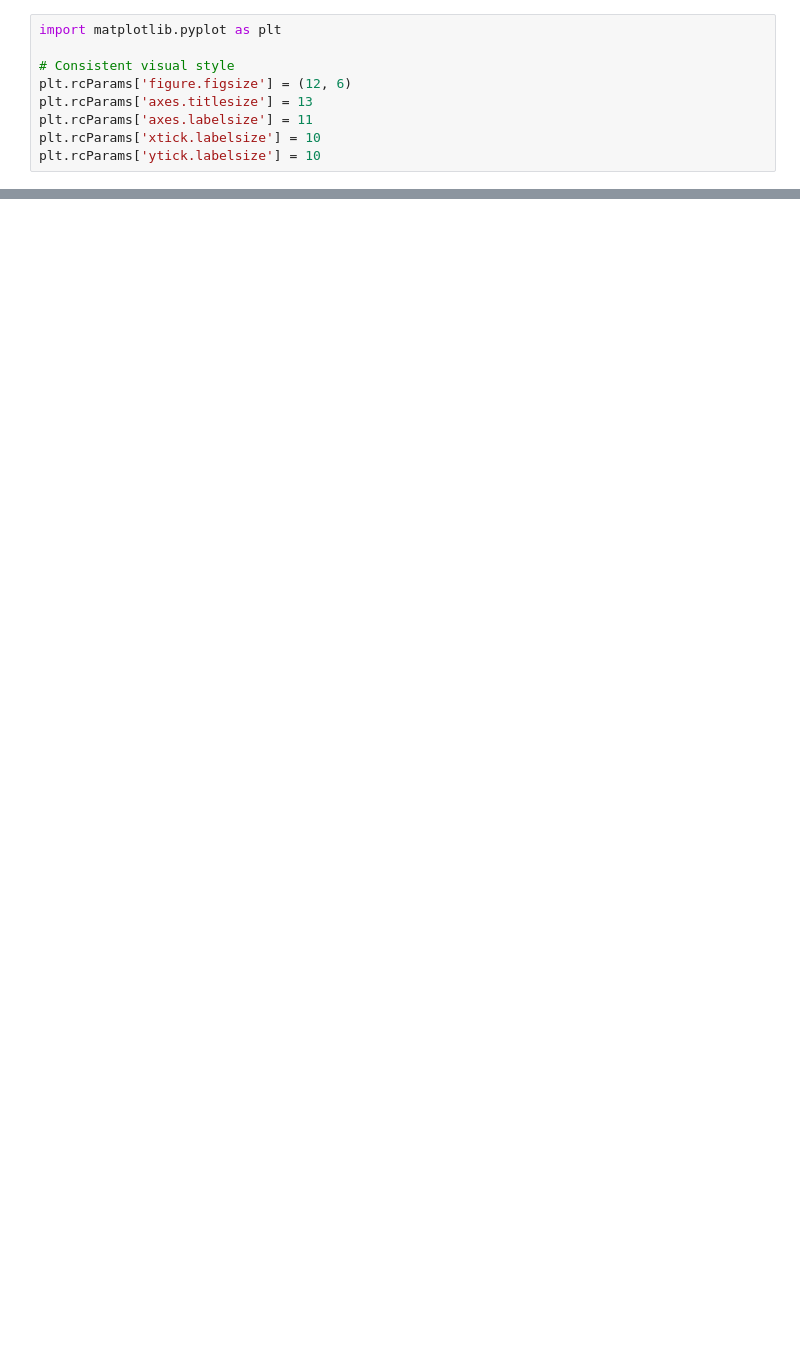
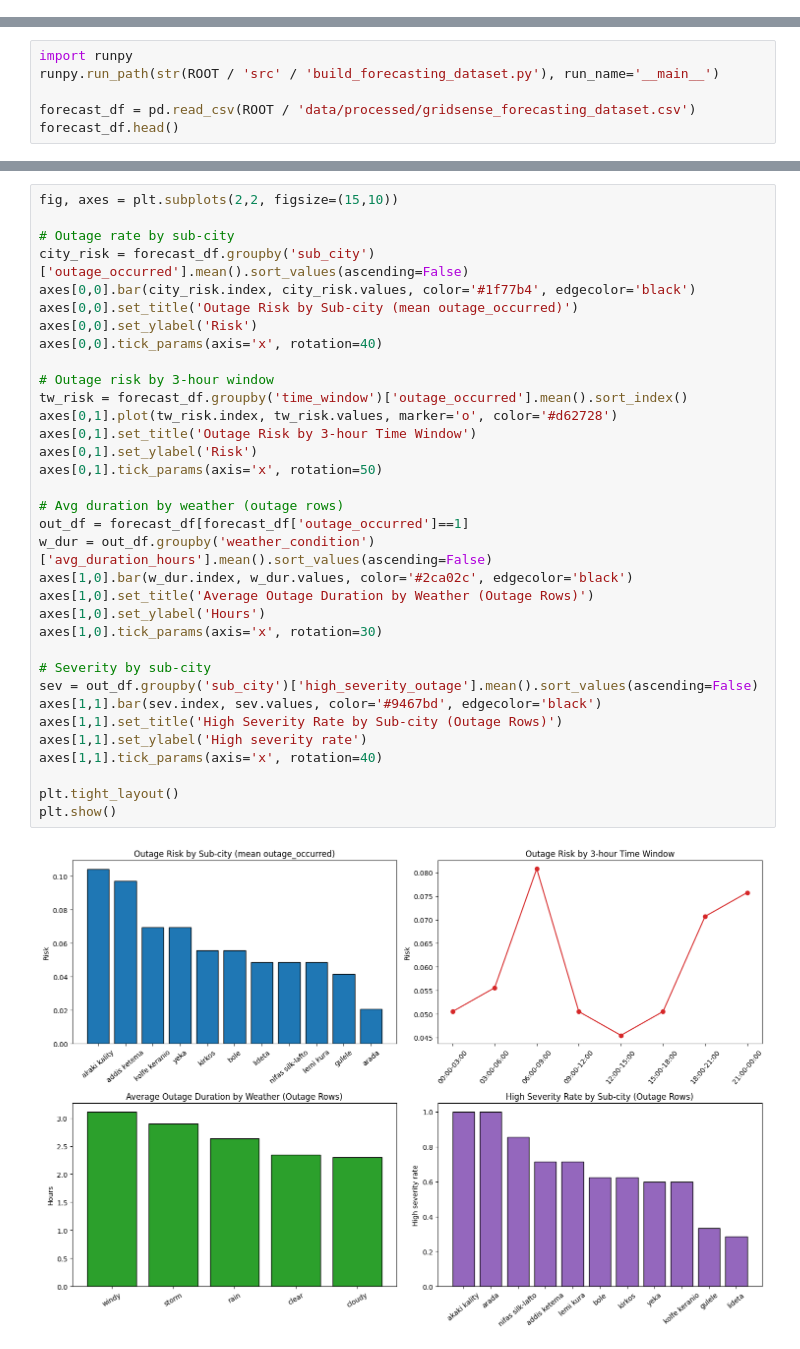
Before and after one commit to lisan-5/GridSense, a Jupyter notebook: notebooks/lisanegebriel_ethiopia_final_project.ipynb, the cells around one changed output, grey strips where cells are left out. Saved outputs shown, nothing was run; the diff lists cells and outputs as text; blank space fills up the shorter version.

Commit message:
Major shift to outage forecasting: window dataset, two-stage models, rewritten notebook, and aligned docs

```diff
--- a/notebooks/lisanegebriel_ethiopia_final_project.ipynb
+++ b/notebooks/lisanegebriel_ethiopia_final_project.ipynb
@@ -523,9 +0,0 @@ The following figures are designed to make the data story clearer and more inter
-# %%
-import matplotlib.pyplot as plt
-
-# Consistent visual style
-plt.rcParams['figure.figsize'] = (12, 6)
-plt.rcParams['axes.titlesize'] = 13
-plt.rcParams['axes.labelsize'] = 11
-plt.rcParams['xtick.labelsize'] = 10
-plt.rcParams['ytick.labelsize'] = 10
@@ -1288,0 +54,6 @@ Before submitting:
+# %%
+import runpy
+runpy.run_path(str(ROOT / 'src' / 'build_forecasting_dataset.py'), run_name='__main__')
+
+forecast_df = pd.read_csv(ROOT / 'data/processed/gridsense_forecasting_dataset.csv')
+forecast_df.head()
@@ -1288,0 +108,36 @@ Before submitting:
+# %%
+fig, axes = plt.subplots(2,2, figsize=(15,10))
+
+# Outage rate by sub-city
+city_risk = forecast_df.groupby('sub_city')['outage_occurred'].mean().sort_values(ascending=False)
+axes[0,0].bar(city_risk.index, city_risk.values, color='#1f77b4', edgecolor='black')
+axes[0,0].set_title('Outage Risk by Sub-city (mean outage_occurred)')
+axes[0,0].set_ylabel('Risk')
+axes[0,0].tick_params(axis='x', rotation=40)
+
+# Outage risk by 3-hour window
+tw_risk = forecast_df.groupby('time_window')['outage_occurred'].mean().sort_index()
+axes[0,1].plot(tw_risk.index, tw_risk.values, marker='o', color='#d62728')
+axes[0,1].set_title('Outage Risk by 3-hour Time Window')
+axes[0,1].set_ylabel('Risk')
+axes[0,1].tick_params(axis='x', rotation=50)
+
+# Avg duration by weather (outage rows)
+out_df = forecast_df[forecast_df['outage_occurred']==1]
+w_dur = out_df.groupby('weather_condition')['avg_duration_hours'].mean().sort_values(ascending=False)
+axes[1,0].bar(w_dur.index, w_dur.values, color='#2ca02c', edgecolor='black')
+axes[1,0].set_title('Average Outage Duration by Weather (Outage Rows)')
+axes[1,0].set_ylabel('Hours')
+axes[1,0].tick_params(axis='x', rotation=30)
+
+# Severity by sub-city
+sev = out_df.groupby('sub_city')['high_severity_outage'].mean().sort_values(ascending=False)
+axes[1,1].bar(sev.index, sev.values, color='#9467bd', edgecolor='black')
+axes[1,1].set_title('High Severity Rate by Sub-city (Outage Rows)')
+axes[1,1].set_ylabel('High severity rate')
+axes[1,1].tick_params(axis='x', rotation=40)
+
+plt.tight_layout()
+plt.show()
+# %% [output]
+[figure, added]
```
Also changed, not shown: parts of 72 cells of this notebook, 13 other files.
